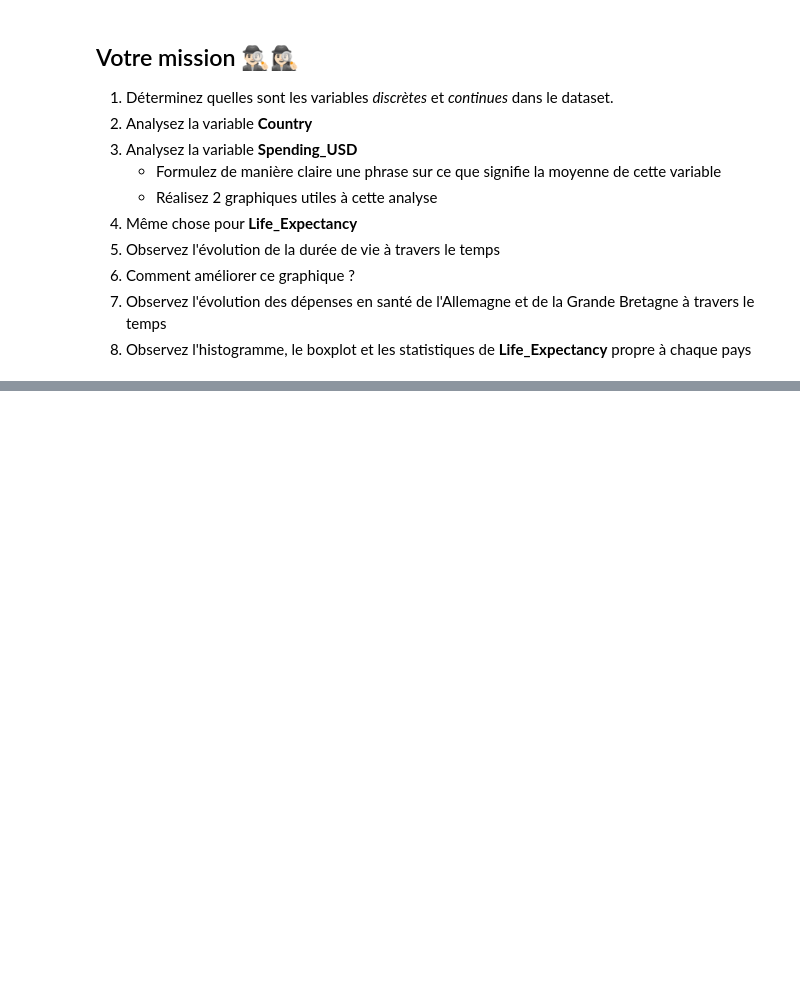
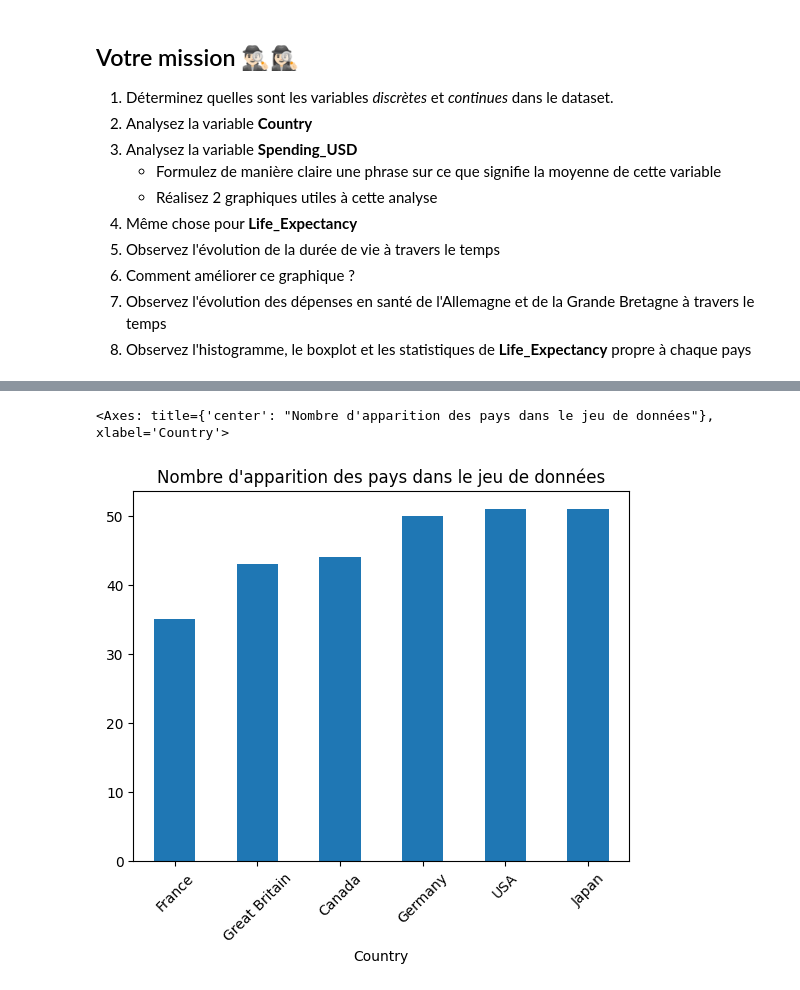
Before and after one commit to surybang/intro_analyse_de_donnees, a Jupyter notebook: Exercice_1.ipynb, the cells around one changed output, grey strips where cells are left out. Cells and saved outputs as stored; diff of their text form; code cells hidden in the pictures; blank space fills up the shorter version.

```diff
--- a/Exercice_1.ipynb
+++ b/Exercice_1.ipynb
@@ -29,0 +101,10 @@ df.head()
+# %%
+(
+    df['Country']
+        .value_counts()
+        .sort_values()
+        .plot(kind="bar", rot=45, title="Nombre d'apparition des pays dans le jeu de données")
+)
+# %% [output]
+<Axes: title={'center': "Nombre d'apparition des pays dans le jeu de données"}, xlabel='Country'>
+[figure, added]
```
Also changed, not shown: parts of 39 cells of this notebook.
